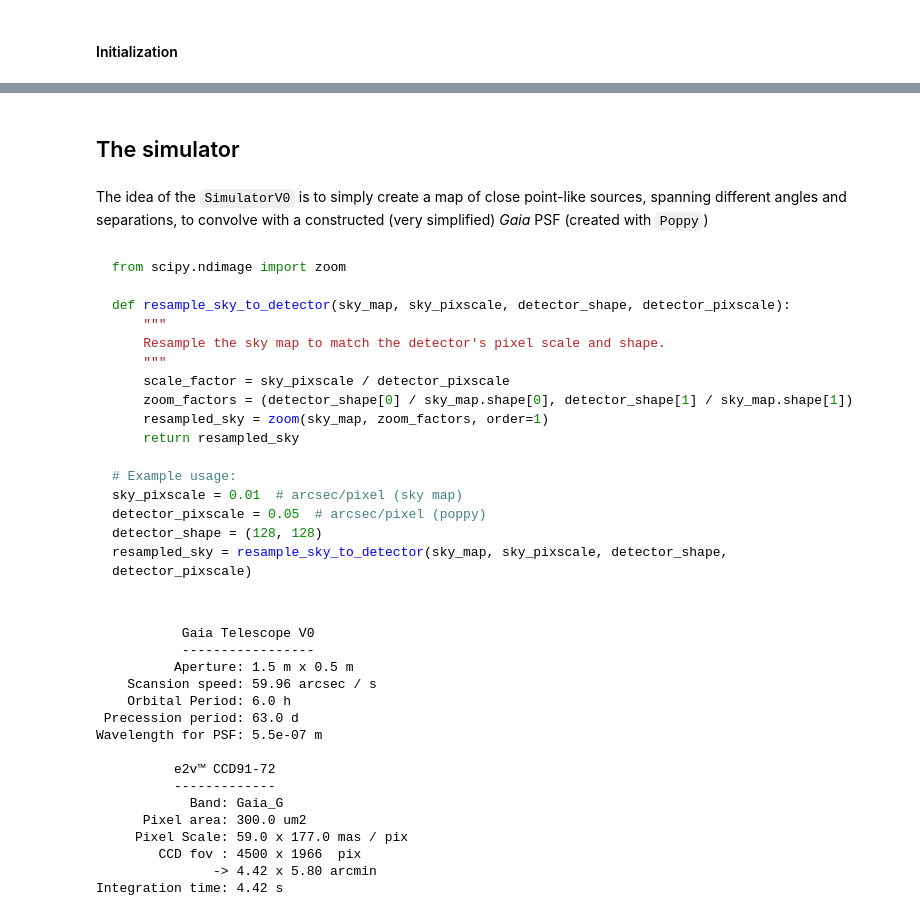
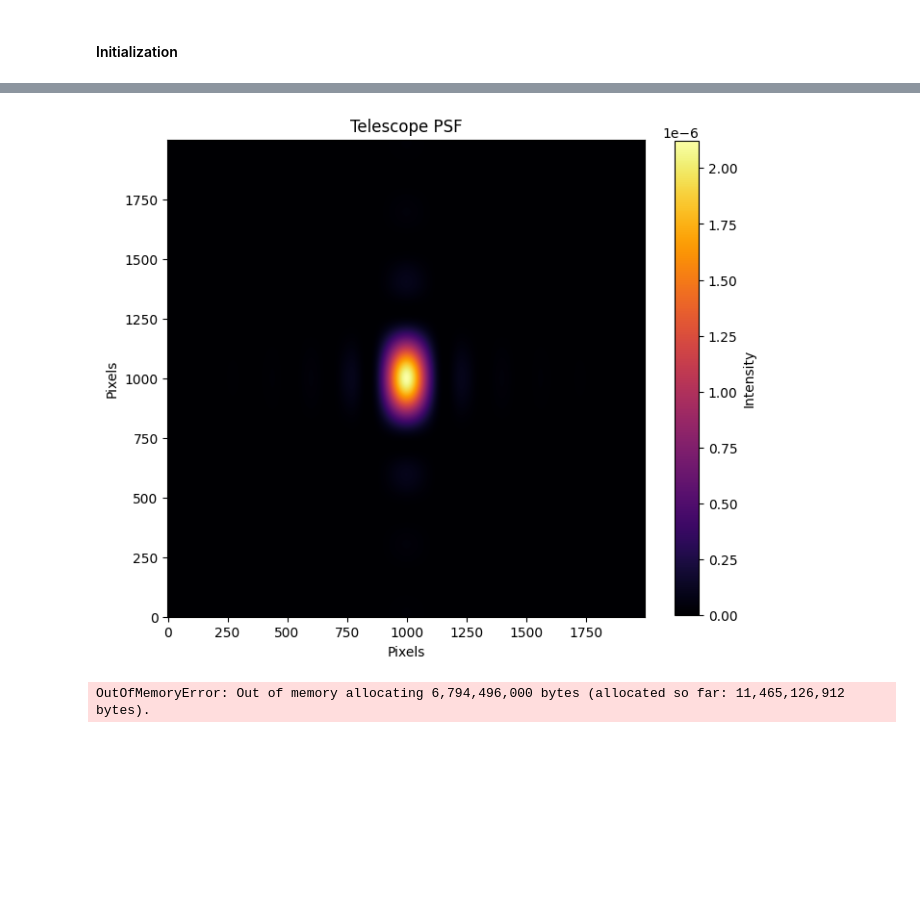
Before and after one commit to pietroferraiuolo/BINCAT, a Jupyter notebook: 01-psf-simulation.ipynb, the cells around one changed output, grey strips where cells are left out. Drawn from its saved outputs; the diff is of its cells as text; code cells hidden in the pictures; blank space fills up the shorter version.

````diff
--- a/01-psf-simulation.ipynb
+++ b/01-psf-simulation.ipynb
@@ -13,42 +18,0 @@ from simulator import GaiaTelescopeV0
-# %% [markdown]
-## The simulator
-# %% [markdown]
-The idea of the `SimulatorV0` is to simply create a map of close point-like sources, spanning different angles and separations, to convolve with a constructed (very simplified) _Gaia_ PSF (created with `Poppy`)
-# %% [markdown]
-```python
-from scipy.ndimage import zoom
-
-def resample_sky_to_detector(sky_map, sky_pixscale, detector_shape, detector_pixscale):
-    """
-    Resample the sky map to match the detector's pixel scale and shape.
-    """
-    scale_factor = sky_pixscale / detector_pixscale
-    zoom_factors = (detector_shape[0] / sky_map.shape[0], detector_shape[1] / sky_map.shape[1])
-    resampled_sky = zoom(sky_map, zoom_factors, order=1)
-    return resampled_sky
-
-# Example usage:
-sky_pixscale = 0.01  # arcsec/pixel (sky map)
-detector_pixscale = 0.05  # arcsec/pixel (poppy)
-detector_shape = (128, 128)
-resampled_sky = resample_sky_to_detector(sky_map, sky_pixscale, detector_shape, detector_pixscale)
-# %%
-gt = GaiaTelescopeV0()
-gt
-# %% [output]
-           Gaia Telescope V0
-           -----------------
-          Aperture: 1.5 m x 0.5 m
-    Scansion speed: 59.96 arcsec / s
-    Orbital Period: 6.0 h
- Precession period: 63.0 d
-Wavelength for PSF: 5.5e-07 m
-
-          e2v™ CCD91-72
-          -------------
-            Band: Gaia_G
-      Pixel area: 300.0 um2
-     Pixel Scale: 59.0 x 177.0 mas / pix
-        CCD fov : 4500 x 1966  pix
-               -> 4.42 x 5.80 arcmin
-Integration time: 4.42 s
@@ -56,0 +19,37 @@ cube = gt.ccd.create_raw_binary_cube(13,13,35, gt.ccd.pixel_area*4500*7, 4.42)
+# %%
+telescope = poppy.OpticalSystem(name="Gaia", oversample=4, verbose=True)
+M1 = poppy.RectangleAperture(name="Primary Mirror", width=1.45*u.m, height=0.5*u.m)
+M2 = poppy.RectangleAperture(name="Beam Collimator / Secondary Mirror",width=0.35*u.m, height=0.2*u.m)
+telescope.add_pupil(M1)
+telescope.add_pupil(M2)
+telescope.add_detector(name="AF CCD", pixelscale=0.001*(u.arcsec/u.pixel), fov_arcsec=4*u.arcsec)
+psf = telescope.calc_psf(wavelength=550e-9*u.m)
+telescope_psf = poppy.utils.rebin_array(psf[0].data, (8,8))
+
+plt.figure(figsize=(8,8))
+plt.imshow(telescope_psf, origin='lower', cmap='inferno')
+plt.colorbar(shrink=0.8, label='Intensity')
+plt.title("Telescope PSF")
+plt.xlabel("Pixels")
+plt.ylabel("Pixels")
+plt.show()
+# %% [output]
+[figure, added]
+# %%
+ccd = poppy.OpticalSystem(name="CCD", oversample=4, verbose=True)
+ccd.add_pupil(M1)
+ccd.add_detector(name="CCD", pixelscale=0.059*(u.arcsec/u.pixel), fov_arcsec=(0.059*4500,1966*0.177))
+
+psf_ccd = ccd.calc_psf(wavelength=650e-9*u.m)
+ccd_psf = psf_ccd[0].data
+#ccd_psf = poppy.utils.rebin_array(psf_ccd[0].data, (32,32))
+
+plt.figure(figsize=(8,8))
+plt.imshow(ccd_psf, origin='lower', cmap='inferno')
+plt.colorbar(shrink=0.8, label='Intensity')
+plt.title("CCD PSF")
+plt.xlabel("Pixels")
+plt.ylabel("Pixels")
+plt.show()
+# %% [output]
+OutOfMemoryError: Out of memory allocating 6,794,496,000 bytes (allocated so far: 11,465,126,912 bytes).
````
Also changed, not shown: parts of 2 cells of this notebook, 1 other file.
